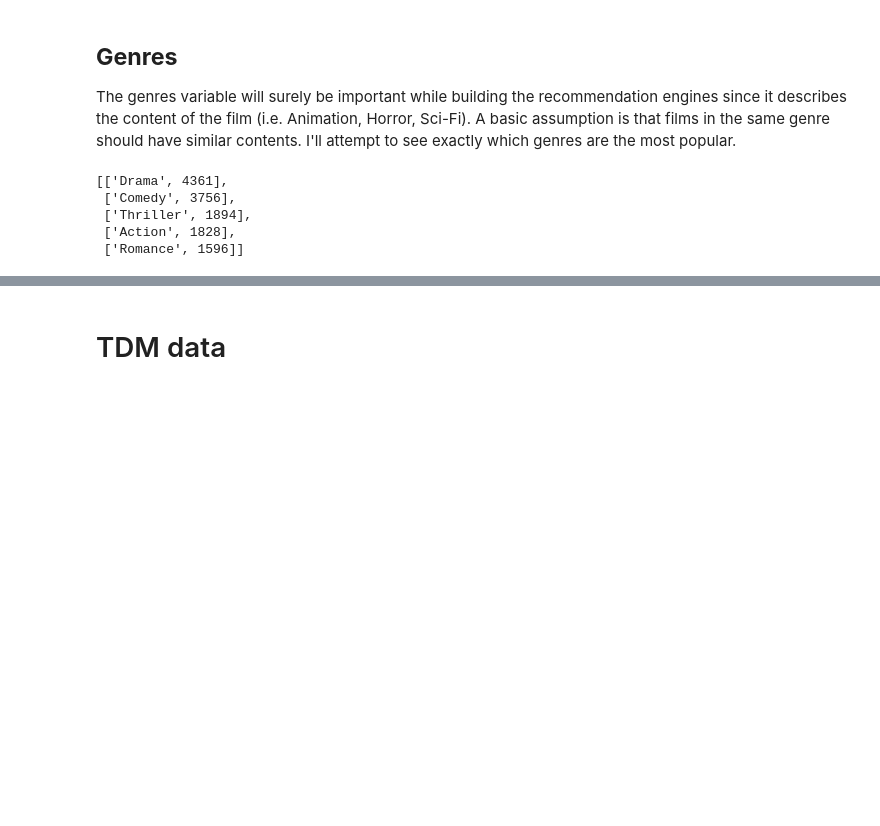
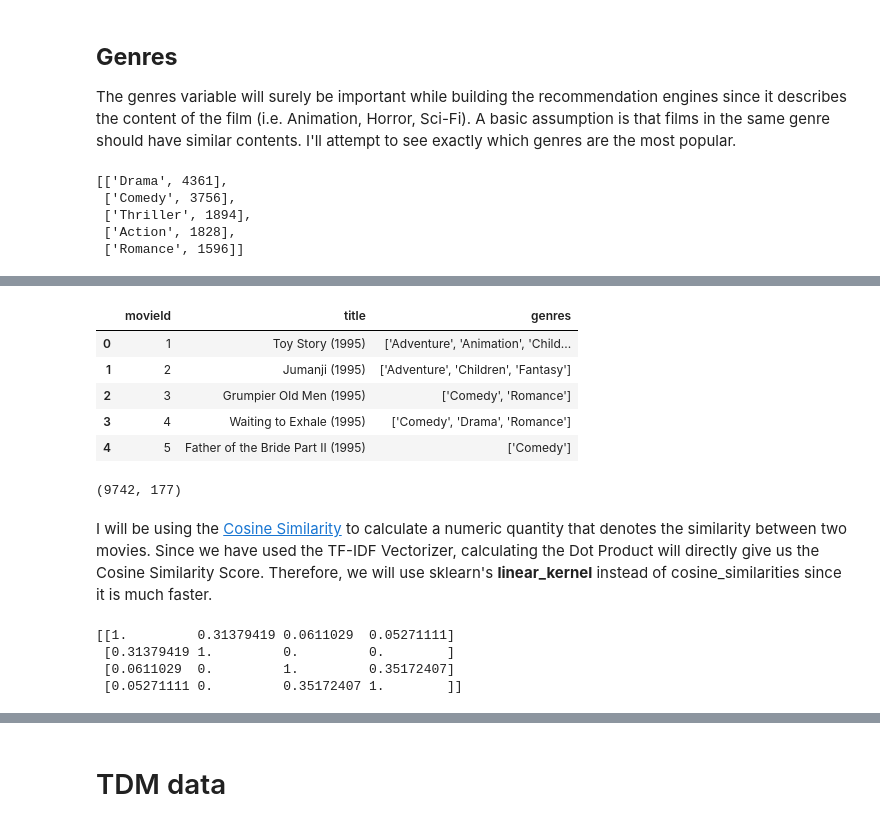
Before and after one commit to MizanMustakim/Big_data_movie_project, a Jupyter notebook: Big_data_movie_project.ipynb, the cells around one changed output, grey strips where cells are left out. Drawn from its saved outputs; the diff is of its cells as text; code cells hidden in the pictures; blank space fills up the shorter version.

```diff
--- a/Big_data_movie_project.ipynb
+++ b/Big_data_movie_project.ipynb
@@ -179,0 +185,9 @@ plt.show()
+# %%
+movie_df.head()
+# %% [output]
+|  | movieId | title | genres |
+| 0 | 1 | Toy Story (1995) | ['Adventure', 'Animation', 'Child... |
+| 1 | 2 | Jumanji (1995) | ['Adventure', 'Children', 'Fantasy'] |
+| 2 | 3 | Grumpier Old Men (1995) | ['Comedy', 'Romance'] |
+| 3 | 4 | Waiting to Exhale (1995) | ['Comedy', 'Drama', 'Romance'] |
+| 4 | 5 | Father of the Bride Part II (1995) | ['Comedy'] |
@@ -179,0 +196,8 @@ plt.show()
+# %%
+tf = TfidfVectorizer(analyzer='word',ngram_range=(1, 2),min_df=0, stop_words='english')
+tfidf_matrix = tf.fit_transform(movie_df['genres'])
+tfidf_matrix.shape
+# %% [output]
+(9742, 177)
+# %% [markdown]
+I will be using the [Cosine Similarity](https://masongallo.github.io/machine/learning,/python/2016/07/29/cosine-similarity.html) to calculate a numeric quantity that denotes the similarity between two movies. Since we have used the TF-IDF Vectorizer, calculating the Dot Product will directly give us the Cosine Similarity Score. Therefore, we will use sklearn's **linear_kernel** instead of cosine_similarities since it is much faster.
@@ -179,0 +206,8 @@ plt.show()
+# %%
+cosine_sim = linear_kernel(tfidf_matrix, tfidf_matrix)
+print(cosine_sim[:4, :4])
+# %% [output]
+[[1.         0.31379419 0.0611029  0.05271111]
+ [0.31379419 1.         0.         0.        ]
+ [0.0611029  0.         1.         0.35172407]
+ [0.05271111 0.         0.35172407 1.        ]]
```
Also changed, not shown: parts of 11 cells of this notebook.
